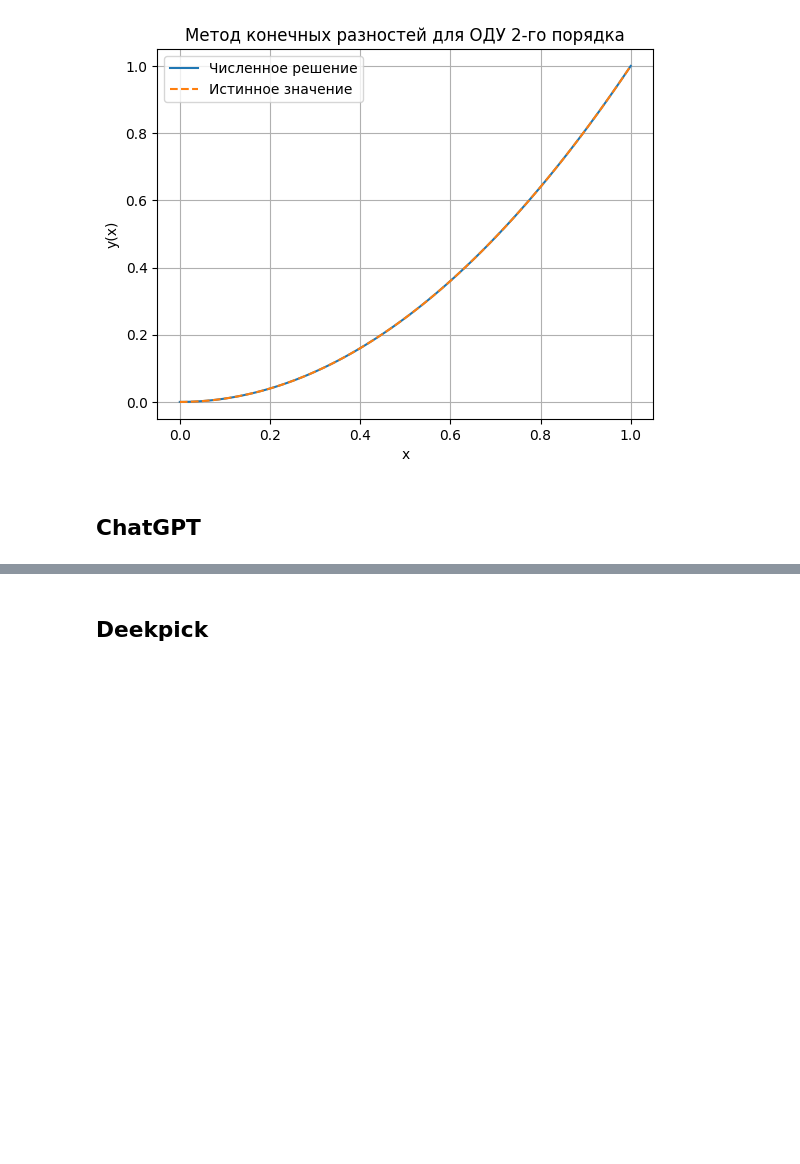
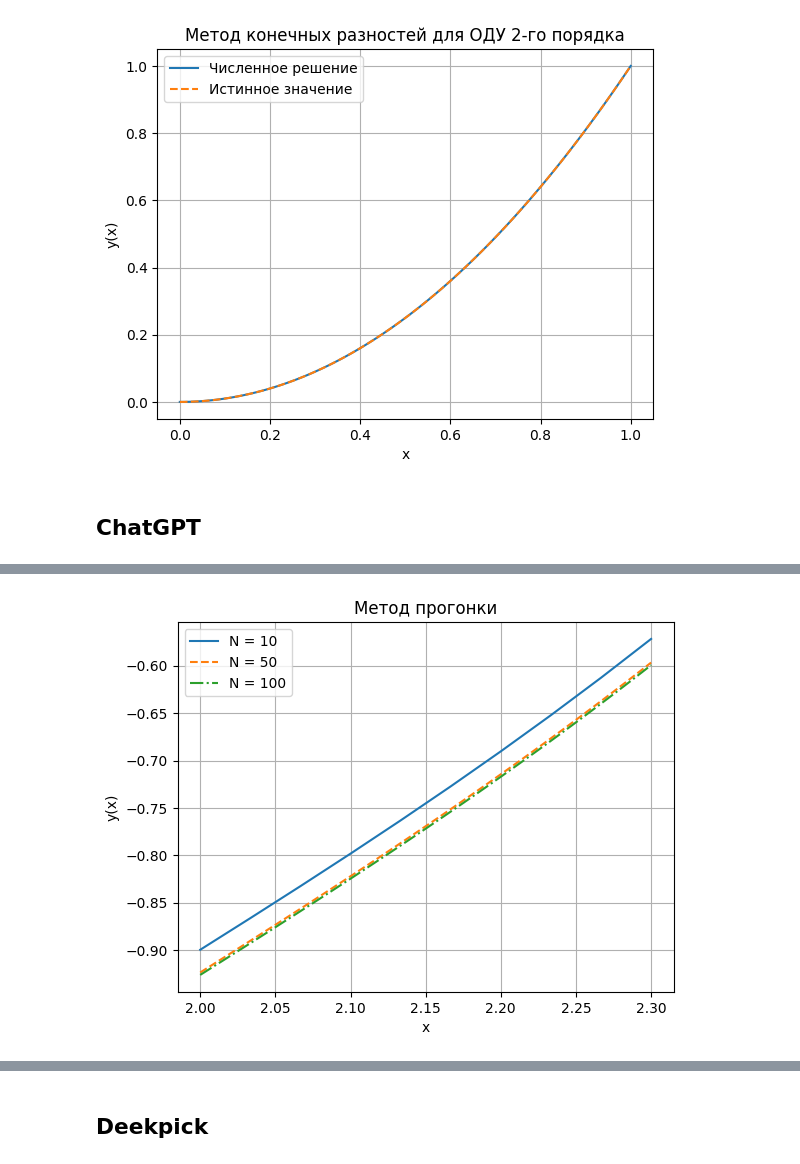
Before and after one commit to Winnie-the-Pooh2019/n-ch-2.4, a Jupyter notebook: main.ipynb, the cells around one changed output, grey strips where cells are left out. Saved outputs shown, nothing was run; the diff lists cells and outputs as text; code cells hidden in the pictures; blank space fills up the shorter version.

```diff
--- a/main.ipynb
+++ b/main.ipynb
@@ -512,0 +597,43 @@ x = 1.000, y ≈ 1.000000
+# %%
+def solve_boundary_fdm(n_points):
+    x_start, x_end = 2.0, 2.3
+    h = (x_end - x_start) / (n_points - 1)
+    x = np.linspace(x_start, x_end, n_points)
+
+    a = np.zeros(n_points)
+    b = np.zeros(n_points)
+    c = np.zeros(n_points)
+    d = np.zeros(n_points)
+    y_fd = np.zeros(n_points)
+
+    for i in range(1, n_points - 1):
+        xi = x[i]
+        a[i] = 1 - h
+        b[i] = -2 - h**2 * xi
+        c[i] = 1 + h
+        d[i] = h**2 * xi**2
+
+    a[0] = 0
+    b[0] = -1
+    c[0] = 1
+    d[0] = h
+    a[n_points - 1] = -1 / h
+    b[n_points - 1] = 0.4 + 1 / h
+    c[n_points - 1] = 0
+    d[n_points - 1] = 1
+
+    y_fd = tridiagonal_solver(a, b, c, d)
+
+    return x, y_fd
+# %%
+n_list = [10, 50, 100]
+fun_list: list[LabeledFunValue] = []
+
+for n in n_list:
+    x, y = solve_boundary_fdm(n)
+
+    fun_list.append(LabeledFunValue(x, y, f'N = {n}'))
+
+visualize_funs('Метод прогонки', *fun_list)
+# %% [output]
+[figure, added]
```
Also changed, not shown: parts of 17 cells of this notebook, 1 other file.
